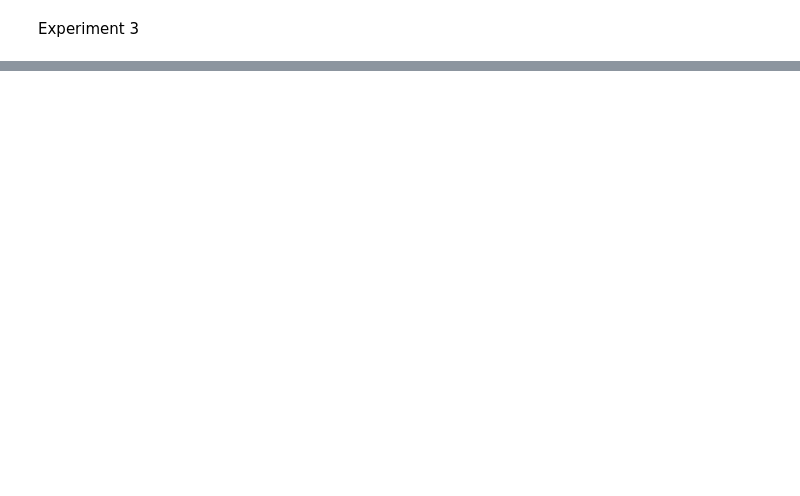
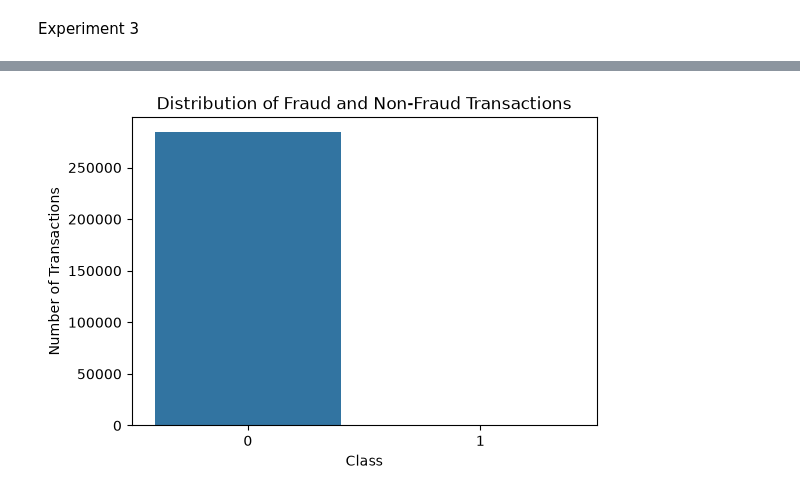
Before and after one commit to Rainy77budhathoki/Credit-Card-Fraud-Detection, a Jupyter notebook: Project.ipynb, the cells around one changed output, grey strips where cells are left out. Saved outputs shown, nothing was run; the diff lists cells and outputs as text; code cells hidden in the pictures; blank space fills up the shorter version.

```diff
--- a/Project.ipynb
+++ b/Project.ipynb
@@ -734,0 +937,11 @@ plt.show()
+# %%
+plt.figure(figsize=(6, 4))
+
+sns.countplot(x="Class", data=df)
+
+plt.title("Distribution of Fraud and Non-Fraud Transactions")
+plt.xlabel("Class")
+plt.ylabel("Number of Transactions")
+plt.show()
+# %% [output]
+[figure, added]
```
Also changed, not shown: parts of 74 cells of this notebook, 1 other file.
